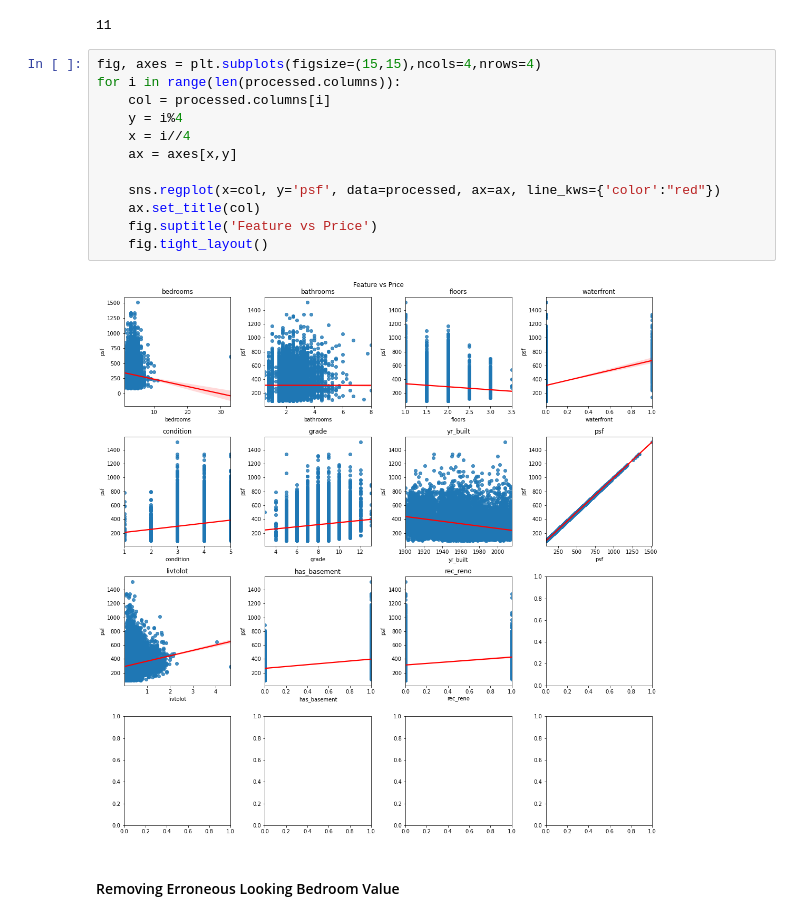
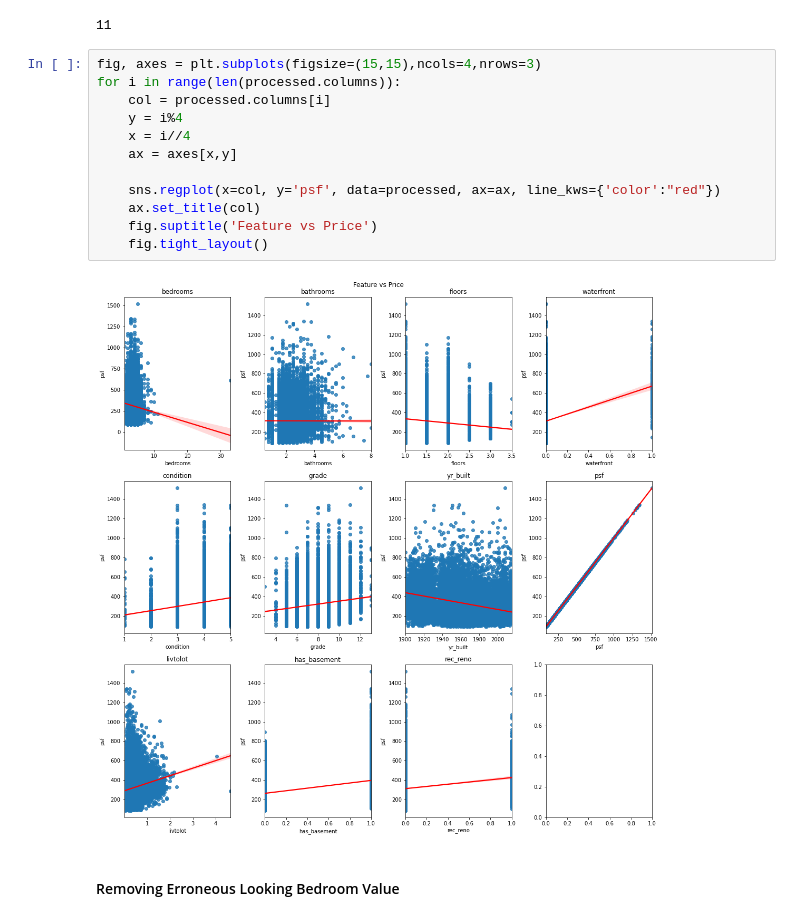
Before and after one commit to NelGen/NG-Housing-PSF-Modeling-Project, a Jupyter notebook: Notebook.ipynb, the cells around one changed output. Saved outputs shown, nothing was run; the diff lists cells and outputs as text.

```diff
--- a/Notebook.ipynb
+++ b/Notebook.ipynb
@@ -310,19 +308,19 @@ len(processed.columns)
 # %% [output]
 11
 # %%
-fig, axes = plt.subplots(figsize=(15,15),ncols=4,nrows=4)
+fig, axes = plt.subplots(figsize=(15,15),ncols=4,nrows=3)
 for i in range(len(processed.columns)):
     col = processed.columns[i]
     y = i%4
     x = i//4
     ax = axes[x,y]
 
     sns.regplot(x=col, y='psf', data=processed, ax=ax, line_kws={'color':"red"})
     ax.set_title(col)
     fig.suptitle('Feature vs Price')
     fig.tight_layout()
 # %% [output]
-[figure, old version]
+[figure, new version]
 # %% [markdown]
 #### Removing Erroneous Looking Bedroom Value
 # %%
```
Also changed, not shown: parts of 72 cells of this notebook, 3 other files.
